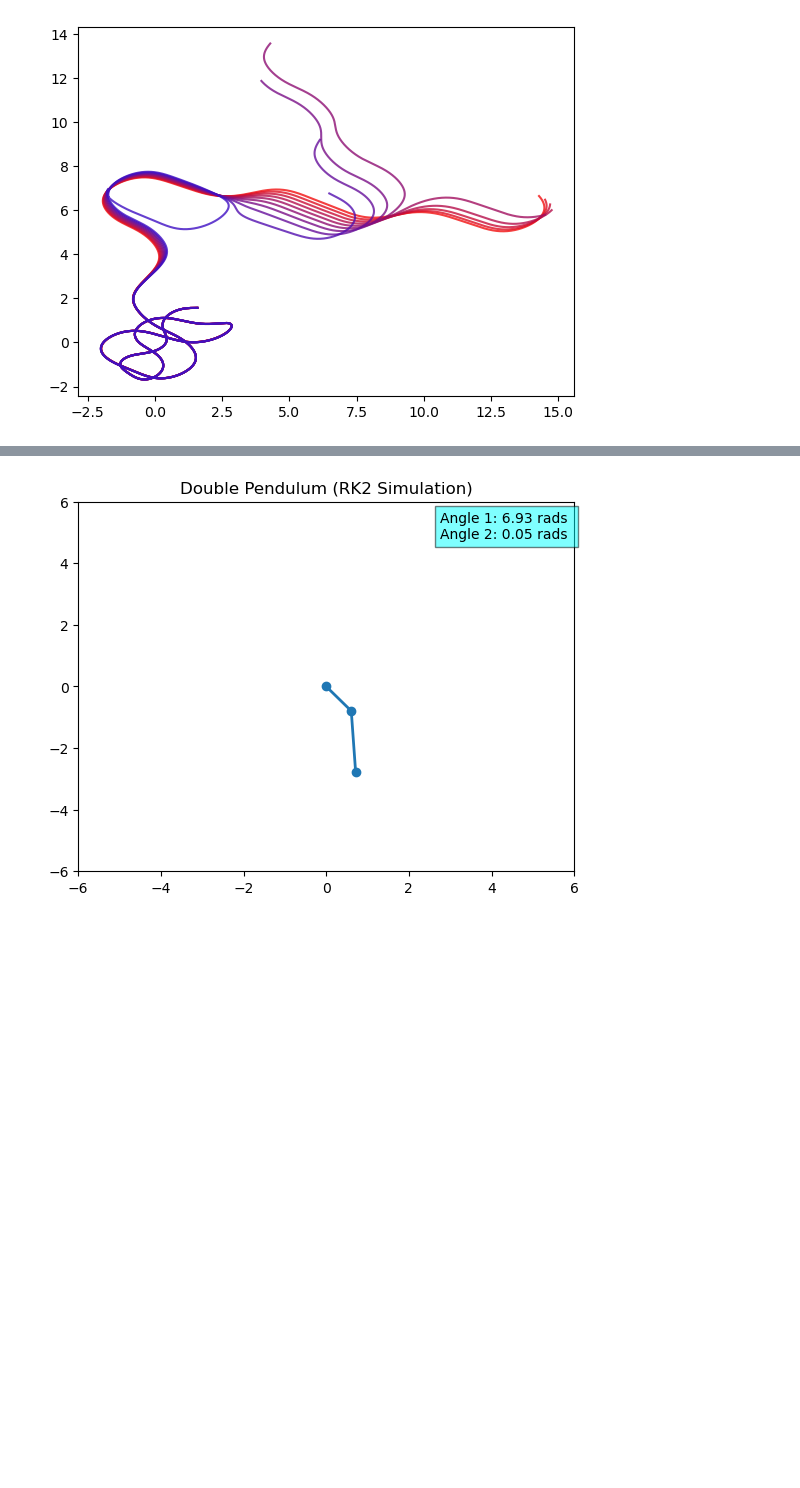
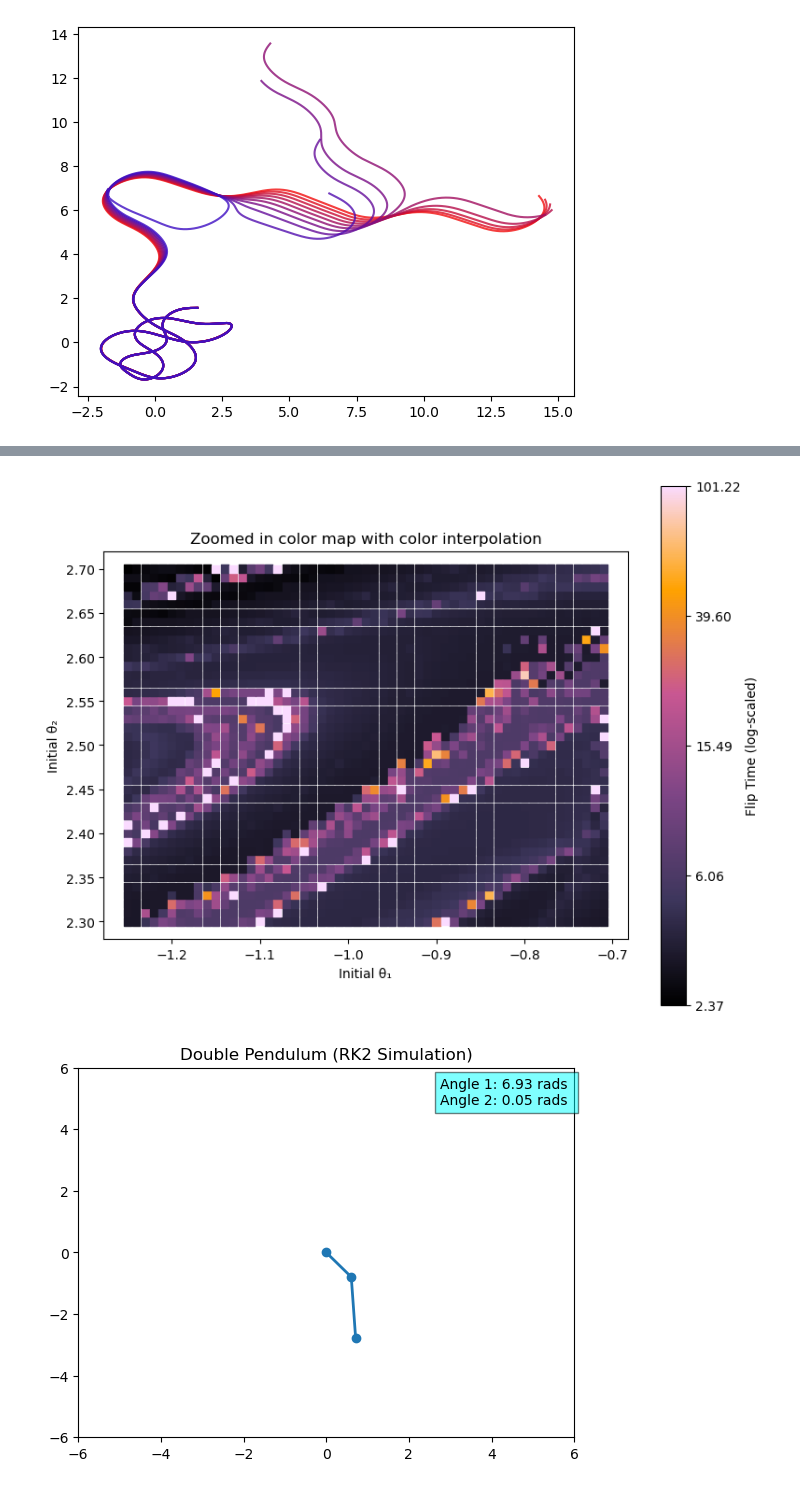
Before and after one commit to parker-chandik/comp_phys_final, a Jupyter notebook: double pendulum flip.ipynb, the cells around one changed output, grey strips where cells are left out. Saved outputs shown, nothing was run; the diff lists cells and outputs as text; code cells hidden in the pictures; blank space fills up the shorter version.

```diff
--- a/double pendulum flip.ipynb
+++ b/double pendulum flip.ipynb
@@ -566,2 +492,54 @@ plot_heatmap(grid_clean, i_vals, j_vals)
+# %%
+from matplotlib.colors import LinearSegmentedColormap, Normalize
+import matplotlib as mpl
+
+# convert to array
+flip_times = np.array(flip_times)
+
+# extract time, theta1_0, theta2_0
+times = flip_times[:, 0]
+theta1_0_vals = flip_times[:, 2]
+theta2_0_vals = flip_times[:, 3]
+
+# define color gradient
+colors = ['#000000', '#3d365c', '#7c4585', '#c95792', '#ffa200', '#fadbff']
+custom_cmap = LinearSegmentedColormap.from_list("flip_colormap", colors)
+
+# handle masks
+flip_mask = times > 0
+no_flip_mask = times == 0
+
+# apply log-scaling to flip times for normalization
+epsilon = 1e-3 # to avoid log(0)
+log_times = np.log10(times[flip_mask] + epsilon)
+
+# normalize to 0-1 based on log scale
+min_log = np.min(log_times)
+max_log = np.max(log_times)
+norm_log_times = (log_times - min_log) / (max_log - min_log)
+
+plt.figure(figsize=(8, 6))
+
+# flips with log-scaled color
+sc = plt.scatter(theta1_0_vals[flip_mask], theta2_vals[flip_mask], c=norm_log_times, cmap=custom_cmap, s=35, marker = 's')
+
+# non-flipping as white
+plt.scatter(theta1_0_vals[no_flip_mask], theta2_vals[no_flip_mask], c='#fadbff', s=35, marker = 's')
+
+norm = mpl.colors.Normalize(vmin=np.min(times[flip_mask]), vmax=np.max(times[flip_mask]))
+cbar = plt.colorbar(sc, ticks=[0, 0.25, 0.5, 0.75, 1])
+tick_labels = np.logspace(min_log, max_log, num=5, base=10)
+cbar.ax.set_yticklabels([f"{t:.2f}" for t in tick_labels])
+cbar.set_label("Flip Time (log-scaled)", fontsize=10)
+
+plt.xlabel("Initial θ₁")
+plt.ylabel("Initial θ₂")
+plt.axis('scaled')
+plt.title("Zoomed in color map with color interpolation")
+plt.grid(False)
+plt.tight_layout()
+plt.show()
+# %% [output]
+[figure, added]
 # %%
 # Animation
```
Also changed, not shown: parts of 11 cells of this notebook.
